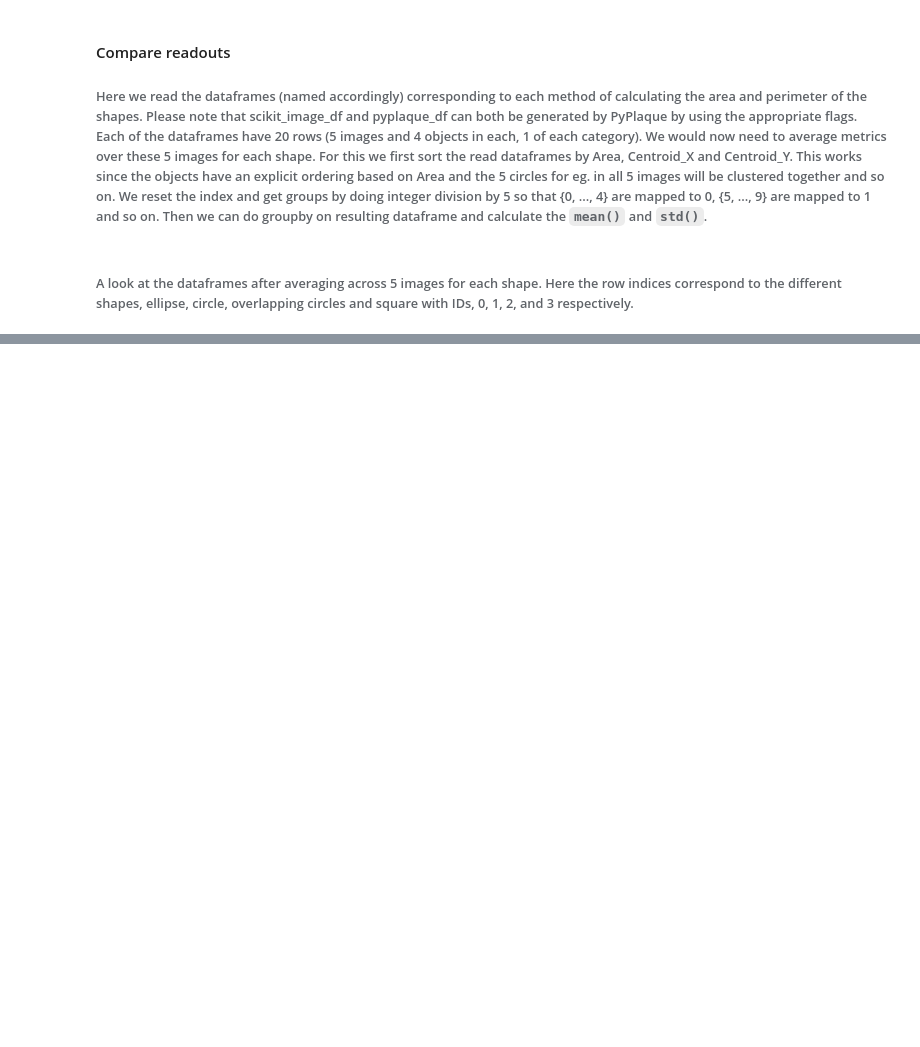
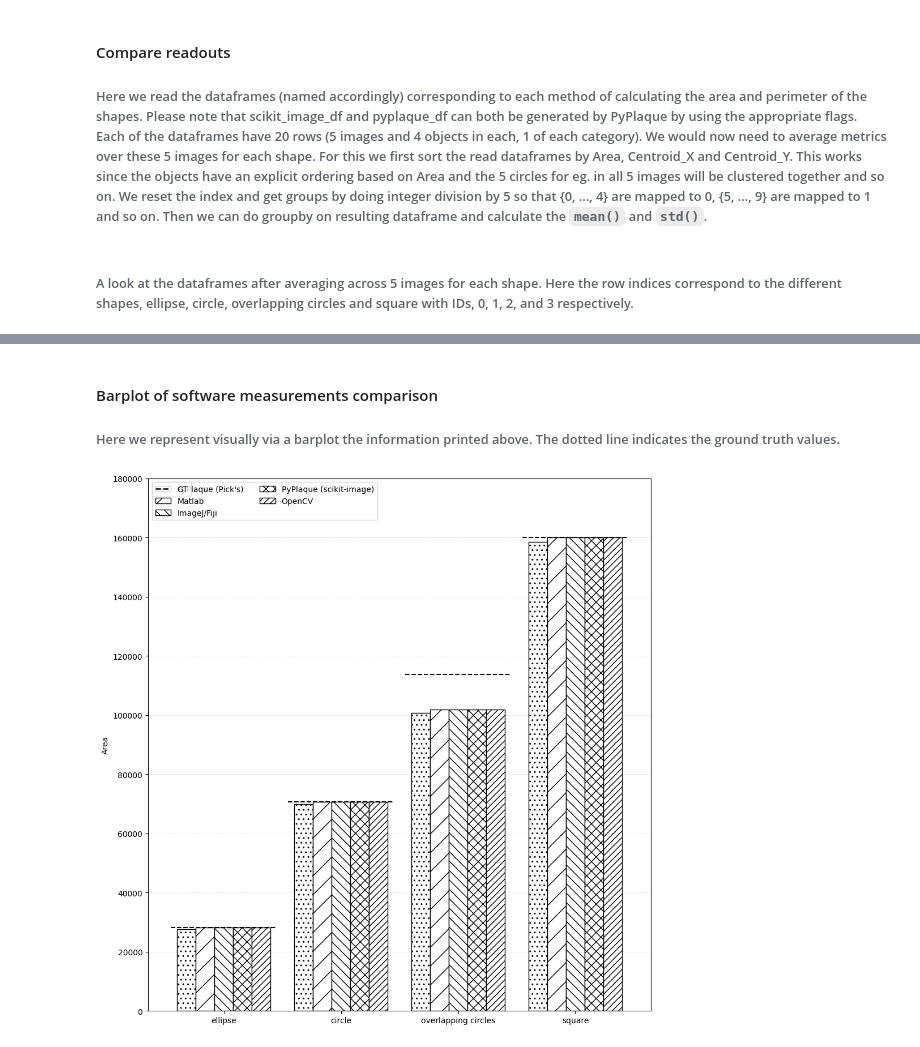
Before and after one commit to plaque2/PyPlaque, a Jupyter notebook: notebooks/synthetic_data/synth.ipynb, the cells around one changed output, grey strips where cells are left out. Saved outputs shown, nothing was run; the diff lists cells and outputs as text; code cells hidden in the pictures; blank space fills up the shorter version.

Commit message:
Addition of opencv to comparison and barplots

```diff
--- a/notebooks/synthetic_data/synth.ipynb
+++ b/notebooks/synthetic_data/synth.ipynb
@@ -285,7 +376,7 @@ pyplaque_df = pd.read_csv("../../../../data_backup/synthetic_images/pyplaque_res
 scikit_image_df = pd.read_csv("../../../../data_backup/synthetic_images/pyplaque_res.csv")
 matlab_df = pd.read_csv("../../../../data_backup/synthetic_images/matlab_res.csv")
 fiji_df = pd.read_csv("../../../../data_backup/synthetic_images/fiji_res.csv")
-
+opencv_df = pd.read_csv("../../../../data_backup/synthetic_images/opencv_res.csv")
 # Each of these have 20 rows (5 images and 4 objects in each, 1 of each category)
 # We now need to consolidate metrics over these 4 object categories from the 5 images
 gt_df = gt_df.sort_values(by=['Area', 'Centroid_X', 'Centroid_Y'], ascending=[True, True, True])
@@ -296,6 +387,8 @@ scikit_image_df = scikit_image_df.sort_values(by=['Area', 'Centroid_X', 'Centroi
 matlab_df = matlab_df.sort_values(by=['Area', 'Centroid_X', 'Centroid_Y'],
                                                                 ascending=[True, True, True])
 fiji_df = fiji_df.sort_values(by=['Area', 'Centroid_X', 'Centroid_Y'],
+                                                                ascending=[True, True, True])
+opencv_df = opencv_df.sort_values(by=['Area', 'Centroid_X', 'Centroid_Y'],
                                                                 ascending=[True, True, True])
 
 # indices here are indicative of the shapes, so 0-3 inclusive are shapes in synthetic image #1,
@@ -308,6 +401,7 @@ pyplaque_df = pyplaque_df.reset_index(drop=True)
 scikit_image_df = scikit_image_df.reset_index(drop=True)
 matlab_df = matlab_df.reset_index(drop=True)
 fiji_df = fiji_df.reset_index(drop=True)
+opencv_df = opencv_df.reset_index(drop=True)
 
 average_gt_df = gt_df.groupby(gt_df.index // 5).mean().drop(columns=['Centroid_X', 'Centroid_Y'])
 average_pyplaque_df = pyplaque_df.groupby(pyplaque_df.index // 5).mean().drop(
@@ -318,6 +412,8 @@ average_matlab_df = matlab_df.groupby(matlab_df.index // 5).mean().drop(
                                                             columns=['Centroid_X', 'Centroid_Y'])
 average_fiji_df = fiji_df.groupby(fiji_df.index // 5).mean().drop(
                                                             columns=['Centroid_X', 'Centroid_Y'])
+average_opencv_df = opencv_df.groupby(opencv_df.index // 5).mean().drop(
+                                                            columns=['Centroid_X', 'Centroid_Y'])
 
 average_gt_df = average_gt_df.sort_values(by=['Area', 'Perimeter'], ascending=[True, True])
 average_pyplaque_df = average_pyplaque_df.sort_values(by=['Area', 'Perimeter'],
@@ -326,6 +422,7 @@ average_scikit_image_df = average_scikit_image_df.sort_values(by=['Area', 'Perim
                                                                     ascending=[True, True])
 average_matlab_df = average_matlab_df.sort_values(by=['Area', 'Perimeter'], ascending=[True, True])
 average_fiji_df = average_fiji_df.sort_values(by=['Area', 'Perimeter'], ascending=[True, True])
+average_opencv_df = average_opencv_df.sort_values(by=['Area', 'Perimeter'], ascending=[True, True])
 
 std_gt_df = gt_df.groupby(gt_df.index // 5).std().drop(columns=['Centroid_X', 'Centroid_Y'])
 std_pyplaque_df = pyplaque_df.groupby(pyplaque_df.index // 5).std().drop(
@@ -335,6 +432,7 @@ std_scikit_image_df = scikit_image_df.groupby(scikit_image_df.index // 5).std().
 std_matlab_df = matlab_df.groupby(matlab_df.index // 5).std().drop(
                                                         columns=['Centroid_X', 'Centroid_Y'])
 std_fiji_df = fiji_df.groupby(fiji_df.index // 5).std().drop(columns=['Centroid_X', 'Centroid_Y'])
+std_opencv_df = opencv_df.groupby(opencv_df.index // 5).std().drop(columns=['Centroid_X', 'Centroid_Y'])
 # %% [markdown]
 ###### A look at the dataframes after averaging across 5 images for each shape. Here the row indices correspond to the different shapes, ellipse, circle, overlapping circles and square with IDs, 0, 1, 2, and 3 respectively.
 # %%
@@ -368,0 +469,71 @@ PYPLAQUE:
+# %% [markdown]
+#### Barplot of software measurements comparison<br>
+###### Here we represent visually via a barplot the information printed above. The dotted line indicates the ground truth values.
+# %%
+# ---- Data from the table ----
+shapes = ["ellipse", "circle", "overlapping circles", "square"]
+
+GT = {
+    "ellipse": average_gt_df['Area'][0],
+    "circle": average_gt_df['Area'][1],
+    "overlapping circles": average_gt_df['Area'][2],
+    "square": average_gt_df['Area'][3],
+}
+
+software_values = {
+    "PyPlaque (Pick's)": average_pyplaque_df['Area'],
+    "Matlab": average_matlab_df['Area'],
+    "ImageJ/Fiji": average_fiji_df['Area'],  # ImageJ/Fiji
+    "PyPlaque (scikit-image)": average_scikit_image_df['Area'],
+    "OpenCV": average_opencv_df['Area'],
+}
+
+# Hatches for each software (black & white)
+hatches = {
+    "Matlab": "/",
+    "ImageJ/Fiji": "\\\\",
+    "PyPlaque (scikit-image)": "xx",
+    "OpenCV": "///",
+    "PyPlaque (Pick's)": "..",
+}
+
+# ---- Plot ----
+fig, ax = plt.subplots(figsize=(10, 10))
+x = np.arange(len(shapes))
+n_soft = len(software_values)
+width = 0.8 / n_soft  # total group width 0.8
+
+# Draw bars (white faces with black edges + hatches for B/W)
+for i, (sw, vals) in enumerate(software_values.items()):
+    offset = (i - (n_soft - 1) / 2) * width
+    ax.bar(
+        x + offset, vals, width=width,
+        facecolor="white", edgecolor="black",
+        hatch=hatches[sw], label=sw, linewidth=1.0
+    )
+
+# GT dotted lines per shape
+for i, sh in enumerate(shapes):
+    ax.hlines(GT[sh], i - 0.45, i + 0.45, linestyles='dashed', colors="black", linewidth=1.5)
+
+# Axes & labels
+ax.set_xticks(x, shapes, rotation=0, ha="center")
+ax.set_ylim(0,180000)
+ax.set_ylabel("Area")
+
+# Legends: software (hatches) + GT
+software_handles = [Patch(facecolor="white", edgecolor="black", hatch=hatches[sw], label=sw)
+                    for sw in software_values.keys()]
+gt_handle = [Line2D([0], [0], color="black", linestyle='dashed', linewidth=1.8, label="GT")]
+
+first_leg = ax.legend(handles=software_handles, ncol=2, loc="upper left")
+ax.add_artist(first_leg)
+ax.legend(handles=gt_handle, loc="upper left")
+
+ax.grid(axis="y", linestyle="--", linewidth=0.5, alpha=0.5)
+ax.set_axisbelow(True)
+fig.tight_layout()
+# plt.savefig("../../../../manuscript/figs/synthetic_area_comparison.svg", bbox_inches = 'tight', dpi=300)
+plt.show()
+# %% [output]
+[figure, added]
```
Also changed, not shown: parts of 7 cells of this notebook.
